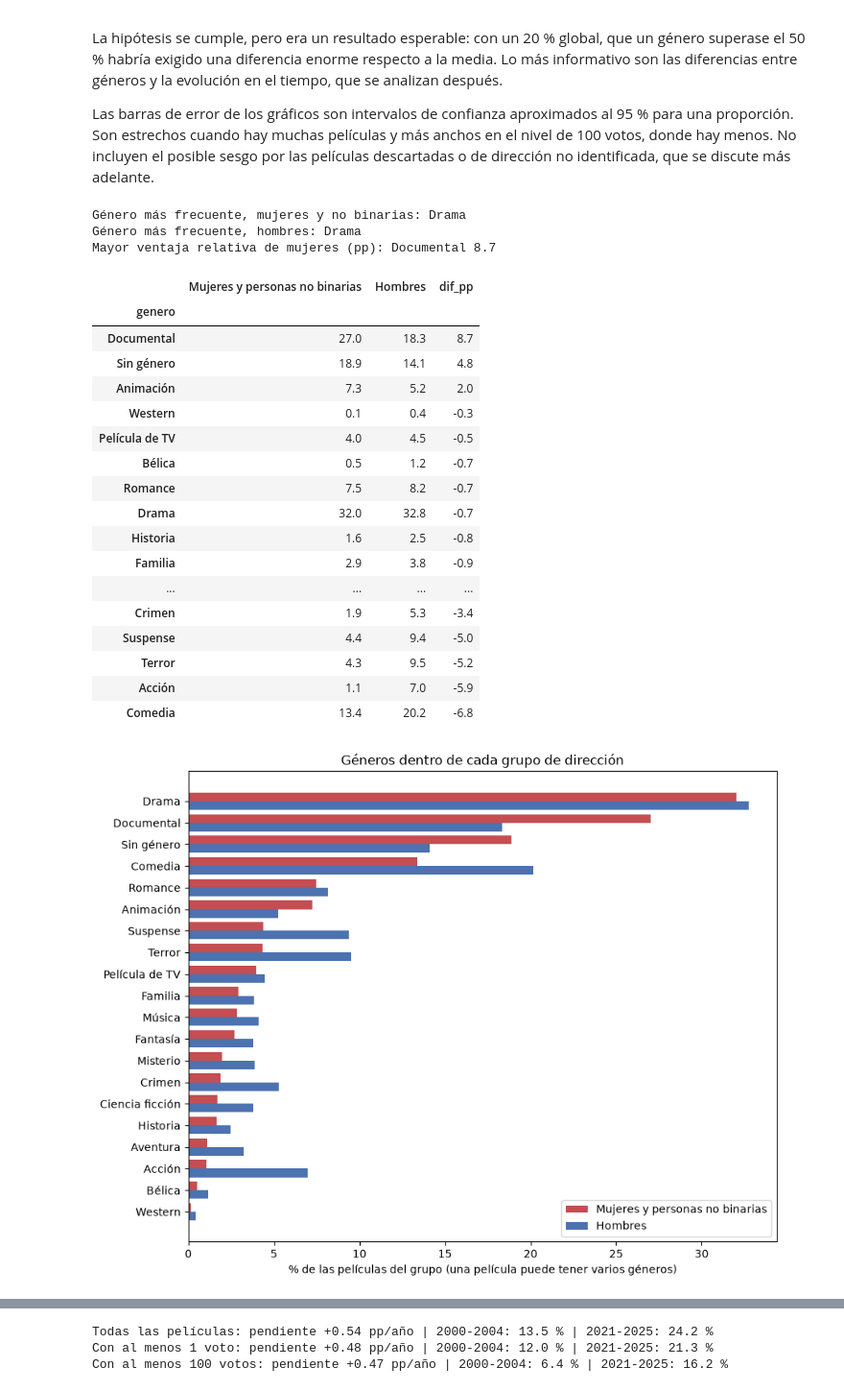
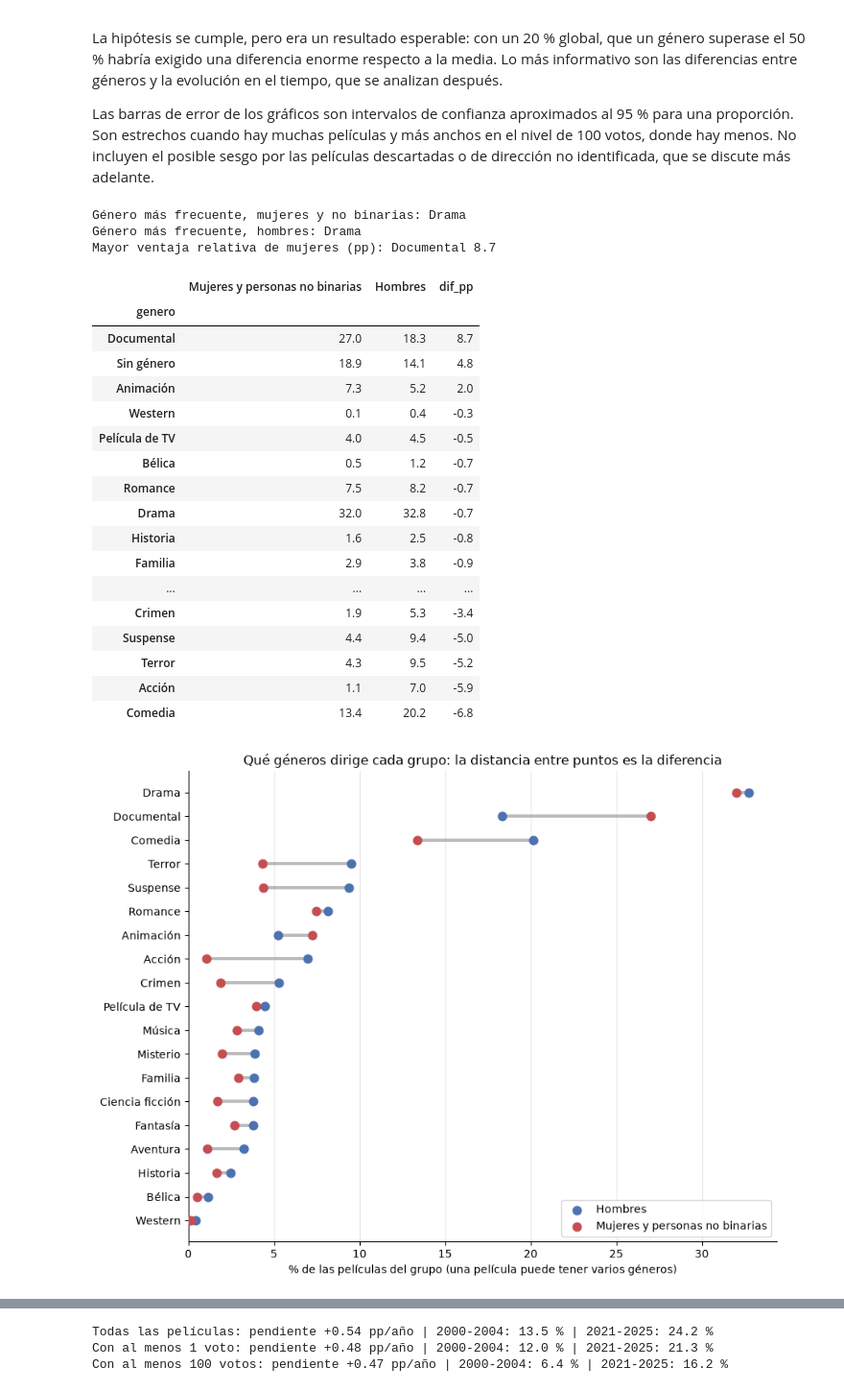
Before and after one commit to mabagarDC/EDA-, a Jupyter notebook: src/notebooks/03b_comparacion_direccion.ipynb, the cells around one changed output, grey strips where cells are left out. Shown at 96% size. Cells and saved outputs as stored; diff of their text form; code cells hidden in the pictures.

```diff
--- a/src/notebooks/03b_comparacion_direccion.ipynb
+++ b/src/notebooks/03b_comparacion_direccion.ipynb
@@ -267,40 +267,52 @@ print("Género más frecuente, hombres:", comp["Hombres"].idxmax())
 print("Mayor ventaja relativa de mujeres (pp):", comp["dif_pp"].idxmax(), round(comp["dif_pp"].max(), 1))
 display(comp.sort_values("dif_pp", ascending=False).round(1))
 
+# Un punto rojo (ellas) y uno azul (ellos) por género, unidos por una línea:
+# la distancia entre los dos puntos es la diferencia entre grupos
+M, H = "Mujeres y personas no binarias", "Hombres"
+# «Sin género» no es un género (son películas sin ninguno asignado): sale en la
+# tabla de arriba, pero no en la gráfica
+orden = (comp.drop(index="Sin género", errors="ignore")
+         .assign(mayor=lambda d: d[[M, H]].max(axis=1)).sort_values("mayor"))
+y = np.arange(len(orden))
+
 fig, ax = plt.subplots(figsize=(9, 7))
-y = np.arange(len(comp))
-ax.barh(y + 0.2, comp["Mujeres y personas no binarias"], height=0.4,
-        label="Mujeres y personas no binarias", color=COLOR_MUJERES)
-ax.barh(y - 0.2, comp["Hombres"], height=0.4, label="Hombres", color=COLOR_HOMBRES)
+ax.hlines(y, orden[M], orden[H], color=COLOR_NEUTRO, linewidth=3, zorder=1)
+ax.scatter(orden[H], y, color=COLOR_HOMBRES, s=60, zorder=2, label="Hombres")
+ax.scatter(orden[M], y, color=COLOR_MUJERES, s=60, zorder=3, label=M)
 ax.set_yticks(y)
-ax.set_yticklabels(comp.index)
-ax.set_title("Géneros dentro de cada grupo de dirección")
+ax.set_yticklabels(orden.index)
+ax.set_title("Qué géneros dirige cada grupo: la distancia entre puntos es la diferencia")
 ax.set_xlabel("% de las películas del grupo (una película puede tener varios géneros)")
-ax.legend()
+ax.set_xlim(0, None)
+ax.xaxis.set_major_formatter(lambda x, _: coma(x, 0))
+ax.grid(axis="x", alpha=0.3)
+ax.spines[["top", "right"]].set_visible(False)
+ax.legend(loc="lower right")
 plt.tight_layout()
 fig.savefig(carpeta_fig / "07_generos_por_grupo.png", dpi=200)
 plt.show()
 # %% [output]
 Género más frecuente, mujeres y no binarias: Drama
 Género más frecuente, hombres: Drama
 Mayor ventaja relativa de mujeres (pp): Documental 8.7
 |  | Mujeres y personas no binarias | Hombres | dif_pp |
 | genero |  |  |  |
 | Documental | 27.0 | 18.3 | 8.7 |
 | Sin género | 18.9 | 14.1 | 4.8 |
 | Animación | 7.3 | 5.2 | 2.0 |
 | Western | 0.1 | 0.4 | -0.3 |
 | Película de TV | 4.0 | 4.5 | -0.5 |
 | Bélica | 0.5 | 1.2 | -0.7 |
 | Romance | 7.5 | 8.2 | -0.7 |
 | Drama | 32.0 | 32.8 | -0.7 |
 | Historia | 1.6 | 2.5 | -0.8 |
 | Familia | 2.9 | 3.8 | -0.9 |
 | ... | ... | ... | ... |
 | Crimen | 1.9 | 5.3 | -3.4 |
 | Suspense | 4.4 | 9.4 | -5.0 |
 | Terror | 4.3 | 9.5 | -5.2 |
 | Acción | 1.1 | 7.0 | -5.9 |
 | Comedia | 13.4 | 20.2 | -6.8 |
-[figure, old version]
+[figure, new version]
 # %% [markdown]
```
Also changed, not shown: parts of 5 cells of this notebook, 6 other files.
